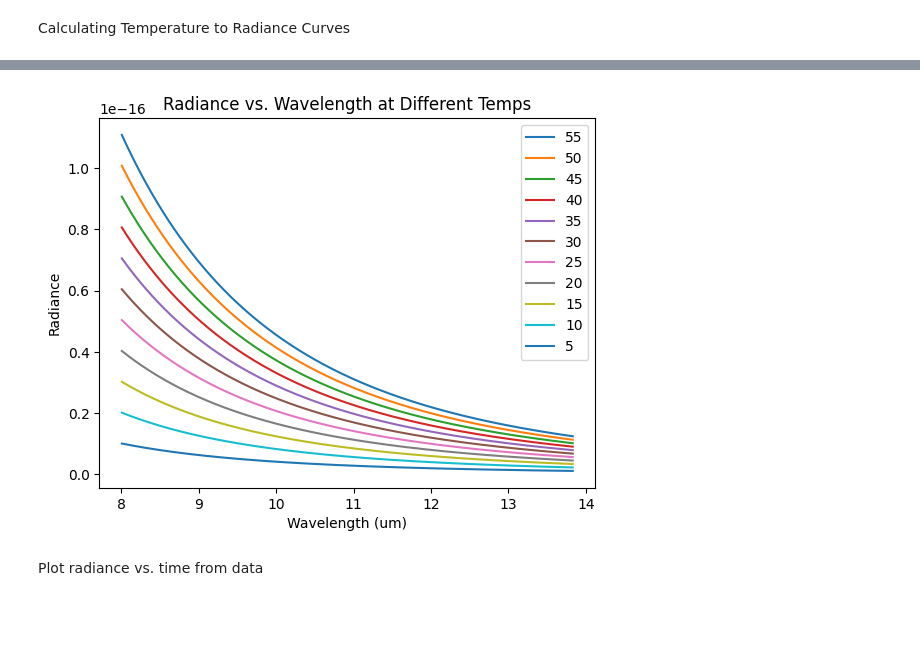
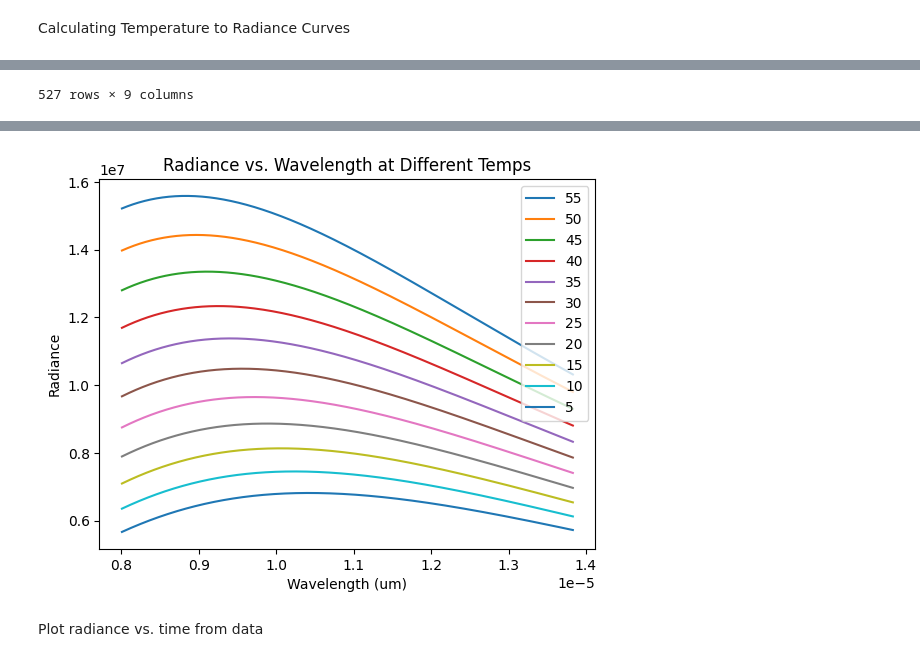
Before and after one commit to RIT-Landsat-Field-Radiometers/Chamber-Testing, a Jupyter notebook: radiometer_jupyter.ipynb, the cells around one changed output, grey strips where cells are left out. Cells and saved outputs as stored; diff of their text form; code cells hidden in the pictures; blank space fills up the shorter version.

```diff
--- a/radiometer_jupyter.ipynb
+++ b/radiometer_jupyter.ipynb
@@ -8,7 +8,7 @@ from IPython.display import display
 from scipy.optimize import curve_fit
 
 if __name__ == '__main__':
-     sensor_file = 'Data/radiometer1_30_5-55_061623_sensor.csv'
+     sensor_file = 'Data/radiometer1_25_5-55_061523_sensor.csv'
      bb_file = 'Data/radiometer1_30_5-55_061623_BB.txt'
 
      bb_df = pd.read_csv(bb_file)
@@ -159,6 +154,9 @@ def planck_radiance(wavelength, temperature):
     h = 6.62607015e-34  # Planck's constant
     c = 299792458  # Speed of light
     k = 1.38064852e-23  # Boltzmann constant
+
+    #convert celsius to Kelvin
+    temperature += 273.15
 
     numerator = 2 * h * c ** 2
     denominator = wavelength ** 5 * (np.exp((h * c) / (wavelength * k * temperature)) - 1)
@@ -256,0 +239,32 @@ plt.legend(channel_col, fontsize = 5)
+# %%
+#calculate noise in temperature domain
+conv_temp_dict = {}
+plt.figure()
+
+conv_ch_avgs = pd.DataFrame()
+conv_ch_std_dev = pd.DataFrame()
+lower_bound = 1200000
+#for each segmented temp data, convert voltage to temps and calculate mean/standard deviation
+for i in range(0, temp_ranges.size):
+    conv_temp_dict[str(temp_ranges[i])] = data_temp[(data_temp["Time(ms)"] > (lower_bound+120000)) & (data_temp["Time(ms)"] < (lower_bound + time_interval_ms-30000))]
+    lower_bound += time_interval_ms
+
+#for each BB temp, find the average and standard deviation of the recorded temperature
+for temp in conv_temp_dict:
+    temp_segment = conv_temp_dict[temp]
+    conv_ch_avgs[temp] = temp_segment[channel_col].mean()
+    conv_ch_std_dev[temp] = temp_segment[channel_col].std()
+
+#add converted temp averages and std deviations to the dataframe and plot them
+conv_ch_avgs=conv_ch_avgs.T
+conv_ch_avgs.insert(loc = 0, column = 'Temp', value = temp_ranges)
+conv_ch_std_dev =conv_ch_std_dev.T
+conv_ch_std_dev.insert(loc = 0, column = 'Temp', value = temp_ranges)
+display(conv_ch_avgs)
+display(conv_ch_std_dev)
+for ch in channel_col:
+    plt.scatter(temp_ranges, conv_ch_avgs[ch])
+plt.xlabel("BB Temp. (\N{DEGREE CELSIUS})")
+plt.ylabel("Average Recorded Temp. (\N{DEGREE CELSIUS})")
+plt.title("Avg. Temp. vs. BB Temp")
+plt.legend(channel_col, fontsize = 5)
@@ -257,15 +298,18 @@ plt.legend(channel_col, fontsize = 5)
 # %% [markdown]
 Calculating Temperature to Radiance Curves
 # %%
+#units are watt/meter squared,
+
 #read in response curve
 dex = pd.read_csv("Data/dexter_filters.csv")
-dex["Wavelength"] = dex["Wavelength"]
+dex["Wavelength"] = dex["Wavelength"] * 1e-6
 #normalize each channel by dividing by the max
 dex_norm = dex
 #chans = ['CH1', 'CH2', 'CH3', 'CH4', 'CH5', 'CH6', 'CH7', 'CH8']
 for ch in channel_col:
     dex_norm[ch] = dex[ch] / dex[ch].abs().max()
 
+display(dex_norm)
 
 
 #use Planck radiance equation to obtain curves
@@ -283,9 +327,6 @@ for temp in temp_ranges:
 be_radiance = pd.DataFrame()
 be_radiance["Temperature"] = temp_ranges
 
-be_radiance_test = pd.DataFrame()
-be_radiance_test["Temperature"] = temp_ranges
-
 #calculate BE radiance for each temperature at each channel
 for ch in channel_col:
     radiance = []
@@ -314,0 +356 @@ display(be_radiance)
+527 rows × 9 columns
@@ -315,4 +369,4 @@ display(be_radiance)
-[figure, old version]
+[figure, new version]
 # %% [markdown]
 Plot radiance vs. time from data
 # %%
```
Also changed, not shown: parts of 11 cells of this notebook.
